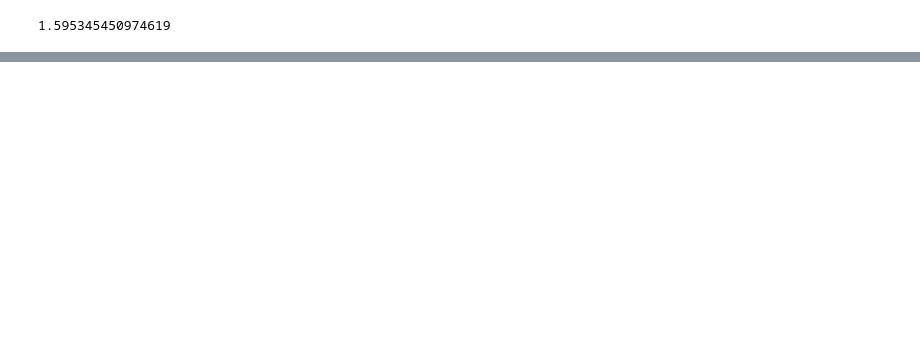
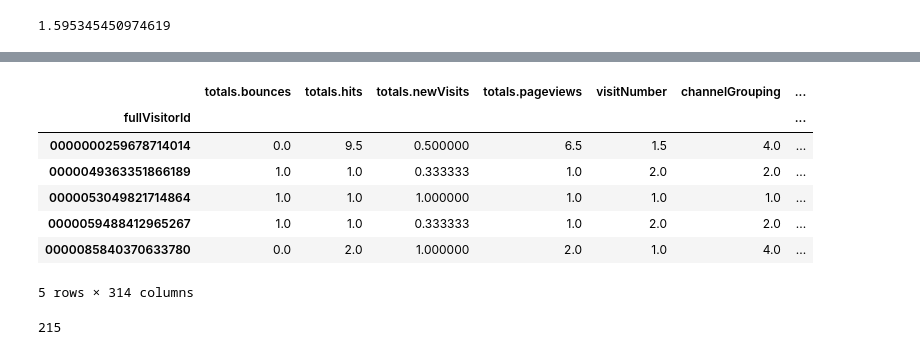
Before and after one commit to futai-lin/customer-revenue-prediction, a Jupyter notebook: xgb_lgbm.ipynb, the cells around one changed output, grey strips where cells are left out. Drawn from its saved outputs; the diff is of its cells as text; code cells hidden in the pictures; blank space fills up the shorter version.

```diff
--- a/xgb_lgbm.ipynb
+++ b/xgb_lgbm.ipynb
@@ -249,0 +312,18 @@ rmse(np.log1p(pred_dev['totals.transactionRevenue']), np.log1p(pred_dev['predRev
+# %%
+test_visitor = pd.concat([test_visitor, test_pred_df], axis=1)
+# %%
+test_visitor.head()
+# %% [output]
+|  | totals.bounces | totals.hits | totals.newVisits | totals.pageviews | visitNumber | channelGrouping | ... |
+| fullVisitorId |  |  |  |  |  |  | ... |
+| 0000000259678714014 | 0.0 | 9.5 | 0.500000 | 6.5 | 1.5 | 4.0 | ... |
+| 0000049363351866189 | 1.0 | 1.0 | 0.333333 | 1.0 | 2.0 | 2.0 | ... |
+| 0000053049821714864 | 1.0 | 1.0 | 1.000000 | 1.0 | 1.0 | 1.0 | ... |
+| 0000059488412965267 | 1.0 | 1.0 | 0.333333 | 1.0 | 2.0 | 2.0 | ... |
+| 0000085840370633780 | 0.0 | 2.0 | 1.000000 | 2.0 | 1.0 | 4.0 | ... |
+5 rows × 314 columns
+# %%
+del test_pred_list, test_pred_df, train_df, test_df
+gc.collect()
+# %% [output]
+215
```
Also changed, not shown: parts of 42 cells of this notebook.
